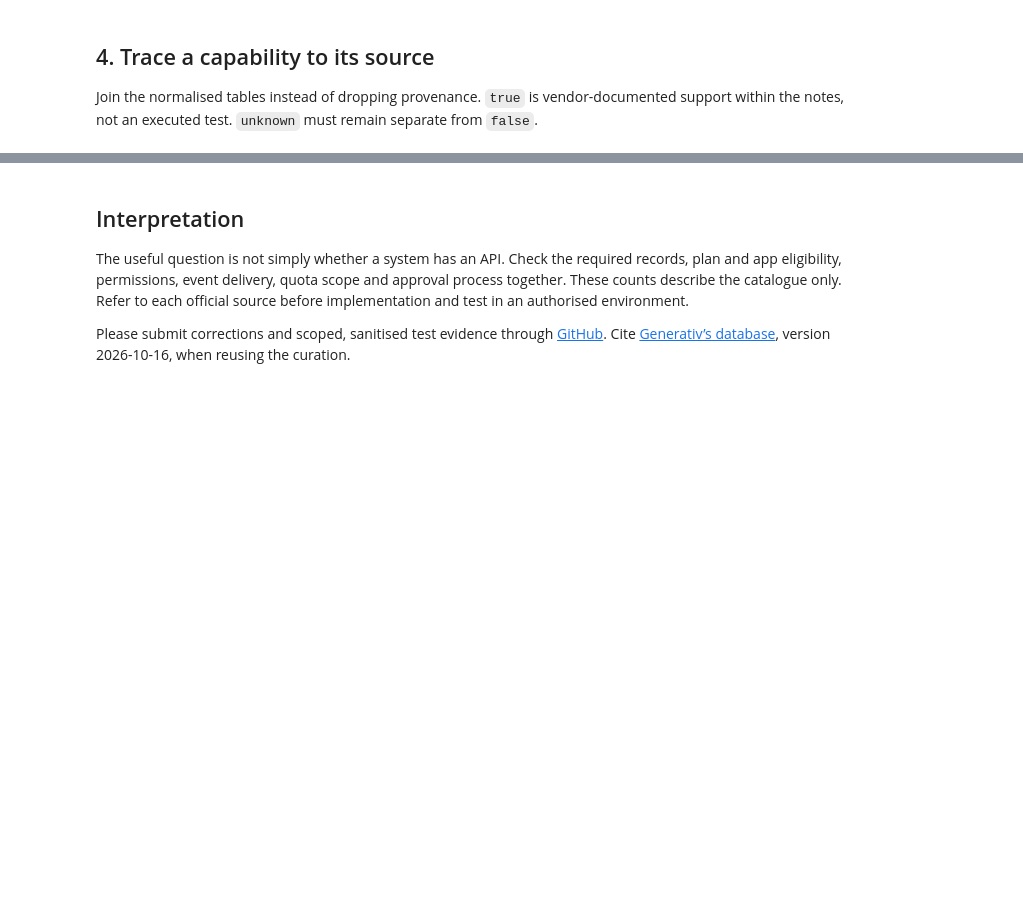
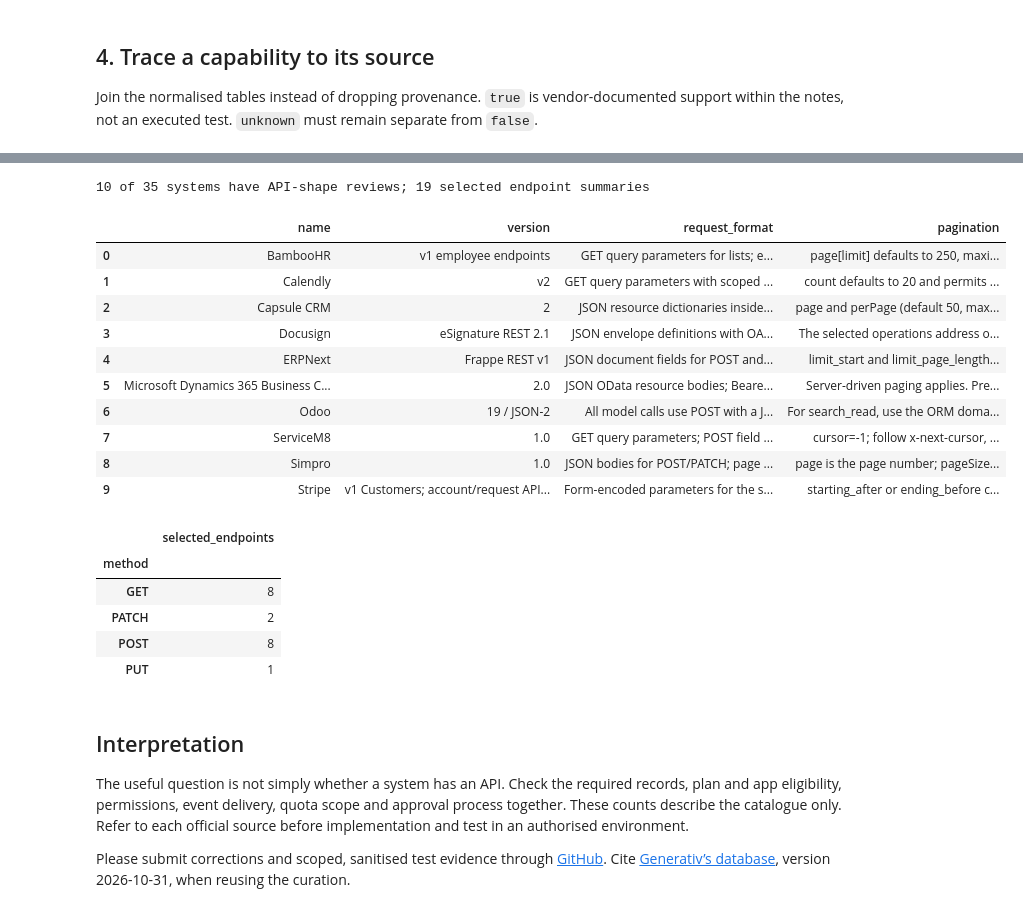
Before and after one commit to Fantasmagazzle/uk-business-software-integrations, a Jupyter notebook: analysis/integration_landscape.ipynb, the cells around one changed output, grey strips where cells are left out. Saved outputs shown, nothing was run; the diff lists cells and outputs as text; code cells hidden in the pictures; blank space fills up the shorter version.

```diff
--- a/analysis/integration_landscape.ipynb
+++ b/analysis/integration_landscape.ipynb
@@ -48,5 +101,30 @@ display(trace.loc[trace.system_id.eq('xero'), ['entity','read','create','update'
+# %%
+contracts = pd.read_csv(path.parent / "api_contracts.csv", keep_default_na=False)
+endpoints = pd.read_csv(path.parent / "endpoints.csv", keep_default_na=False)
+print(f"{len(contracts)} of {len(systems)} systems have API-shape reviews; {len(endpoints)} selected endpoint summaries")
+display(contracts.merge(systems[["id", "name"]], left_on="system_id", right_on="id")[["name", "version", "request_format", "pagination"]])
+display(endpoints.groupby("method").size().rename("selected_endpoints").to_frame())
+# %% [output]
+10 of 35 systems have API-shape reviews; 19 selected endpoint summaries
+|  | name | version | request_format | pagination |
+| 0 | BambooHR | v1 employee endpoints | GET query parameters for lists; e... | page[limit] defaults to 250, maxi... |
+| 1 | Calendly | v2 | GET query parameters with scoped ... | count defaults to 20 and permits ... |
+| 2 | Capsule CRM | 2 | JSON resource dictionaries inside... | page and perPage (default 50, max... |
+| 3 | Docusign | eSignature REST 2.1 | JSON envelope definitions with OA... | The selected operations address o... |
+| 4 | ERPNext | Frappe REST v1 | JSON document fields for POST and... | limit_start and limit_page_length... |
+| 5 | Microsoft Dynamics 365 Business C... | 2.0 | JSON OData resource bodies; Beare... | Server-driven paging applies. Pre... |
+| 6 | Odoo | 19 / JSON-2 | All model calls use POST with a J... | For search_read, use the ORM doma... |
+| 7 | ServiceM8 | 1.0 | GET query parameters; POST field ... | cursor=-1; follow x-next-cursor, ... |
+| 8 | Simpro | 1.0 | JSON bodies for POST/PATCH; page ... | page is the page number; pageSize... |
+| 9 | Stripe | v1 Customers; account/request API... | Form-encoded parameters for the s... | starting_after or ending_before c... |
+|  | selected_endpoints |
+| method |  |
+| GET | 8 |
+| PATCH | 2 |
+| POST | 8 |
+| PUT | 1 |
 # %% [markdown]
 ## Interpretation
 The useful question is not simply whether a system has an API. Check the required records, plan and app eligibility, permissions, event delivery, quota scope and approval process together. These counts describe the catalogue only. Refer to each official source before implementation and test in an authorised environment.
 
-Please submit corrections and scoped, sanitised test evidence through [GitHub](https://github.com/Fantasmagazzle/uk-business-software-integrations). Cite [Generativ’s database](https://www.generativ.co.uk/resources/software-integration-database), version 2026-10-16, when reusing the curation.
+Please submit corrections and scoped, sanitised test evidence through [GitHub](https://github.com/Fantasmagazzle/uk-business-software-integrations). Cite [Generativ’s database](https://www.generativ.co.uk/resources/software-integration-database), version 2026-10-31, when reusing the curation.
```
Also changed, not shown: parts of 7 cells of this notebook, 14 other files.
